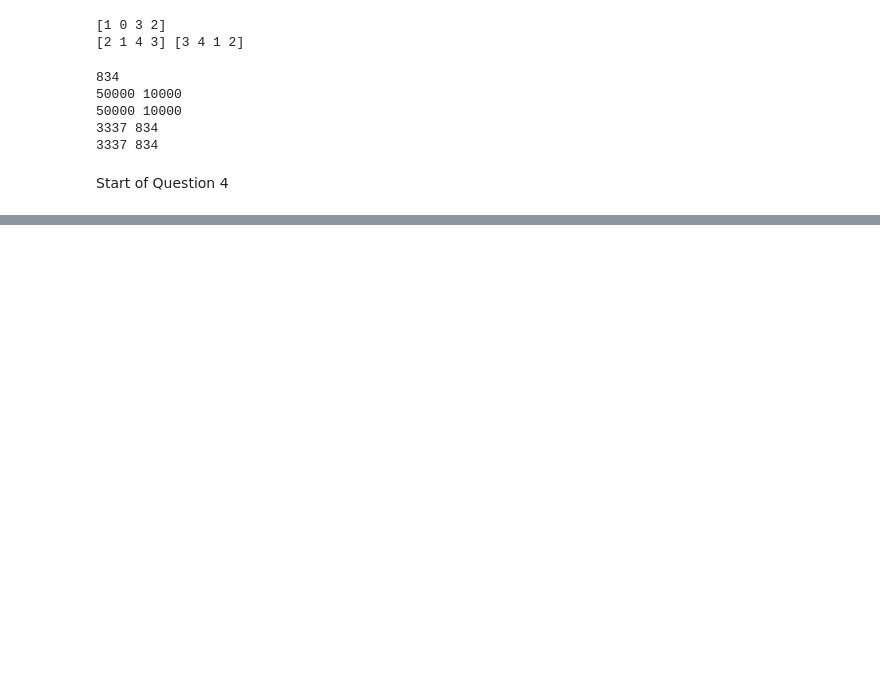
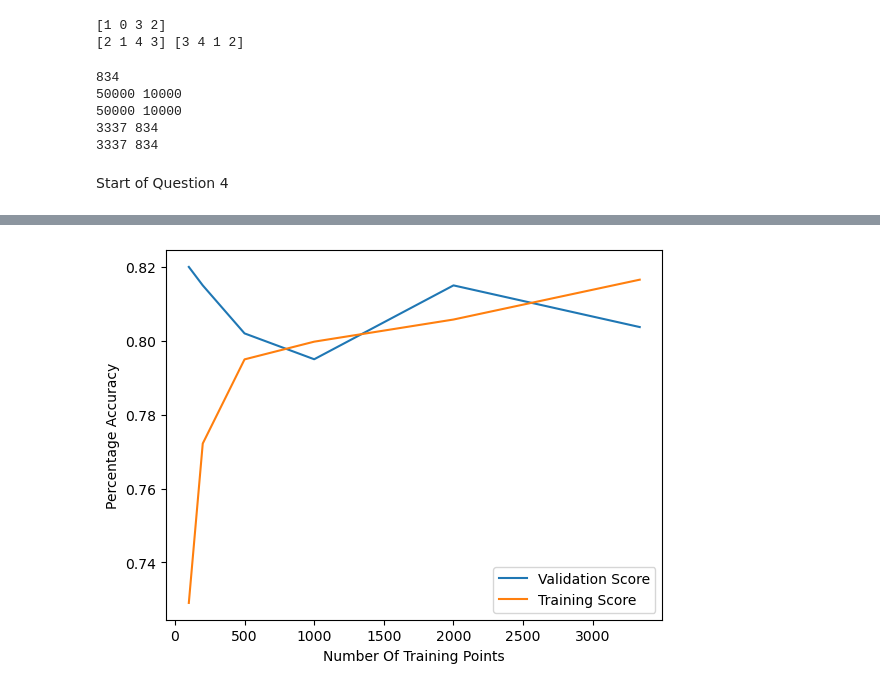
Before and after one commit to frankjinn/Machine-Learning-Projects, a Jupyter notebook: hw1/scripts/hw1.ipynb, the cells around one changed output, grey strips where cells are left out. Cells and saved outputs as stored; diff of their text form; code cells hidden in the pictures; blank space fills up the shorter version.

```diff
--- a/hw1/scripts/hw1.ipynb
+++ b/hw1/scripts/hw1.ipynb
@@ -180,6 +180,6 @@ for numPoints in trainingPoints:
 # %%
 #Create Classifier
-spamClf = svm.SVC()
+spamClf = svm.SVC(kernel="linear")
 
 #Flatten spam
 print("Original Data")
@@ -192,10 +192,12 @@ print(spamTrainData[10])
 # print(minstFlat.shape)
 # print(minstFlat[0])
 #print(spamValLabels)
+spamValScoreList = []
+spamTrainScoreList = []
 
 #Fit points
-trainingPoints = [100, 200, 500, 1000, 2000, 3337]
-for numPoints in trainingPoints:
+spamTrainingPoints = [100, 200, 500, 1000, 2000, 3337]
+for numPoints in spamTrainingPoints:
     spamClf.fit(spamTrainData[0:numPoints], spamTrainLabels[0:numPoints])
 
     predictedTraining = spamClf.predict(spamTrainData[0:numPoints])
@@ -203,6 +205,9 @@ for numPoints in trainingPoints:
 
     print(f"{numPoints}-dp training data score:", classAccuracy(predictedTraining, spamTrainLabels[0:numPoints]))
     print(f"{numPoints}-dp validation data score:", classAccuracy(predictedVal, spamValLabels))
+
+    spamValScoreList += [classAccuracy(predictedTraining, spamTrainLabels[0:numPoints])]
+    spamTrainScoreList += [classAccuracy(predictedVal, spamValLabels)]
 # %% [output]
 Original Data
 (3337, 32)
@@ -222,0 +242,9 @@ Original Data
+# %%
+plt.plot(spamTrainingPoints, spamValScoreList, label = "Validation Score")
+plt.plot(spamTrainingPoints, spamTrainScoreList, label = "Training Score")
+plt.legend(loc='lower right')
+plt.xlabel("Number Of Training Points")
+plt.ylabel("Percentage Accuracy")
+plt.show()
+# %% [output]
+[figure, added]
```
Also changed, not shown: parts of 17 cells of this notebook, 2 other files.
